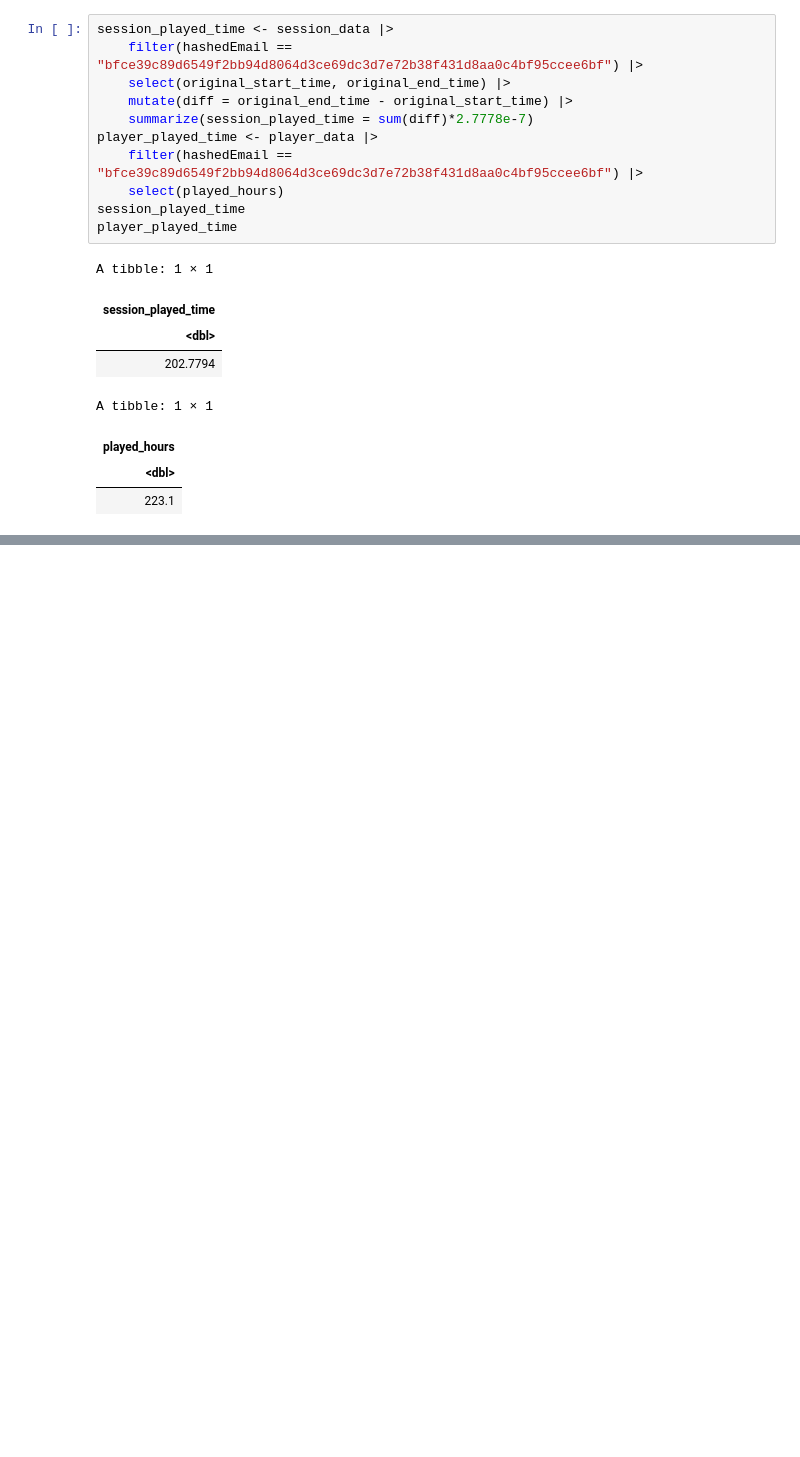
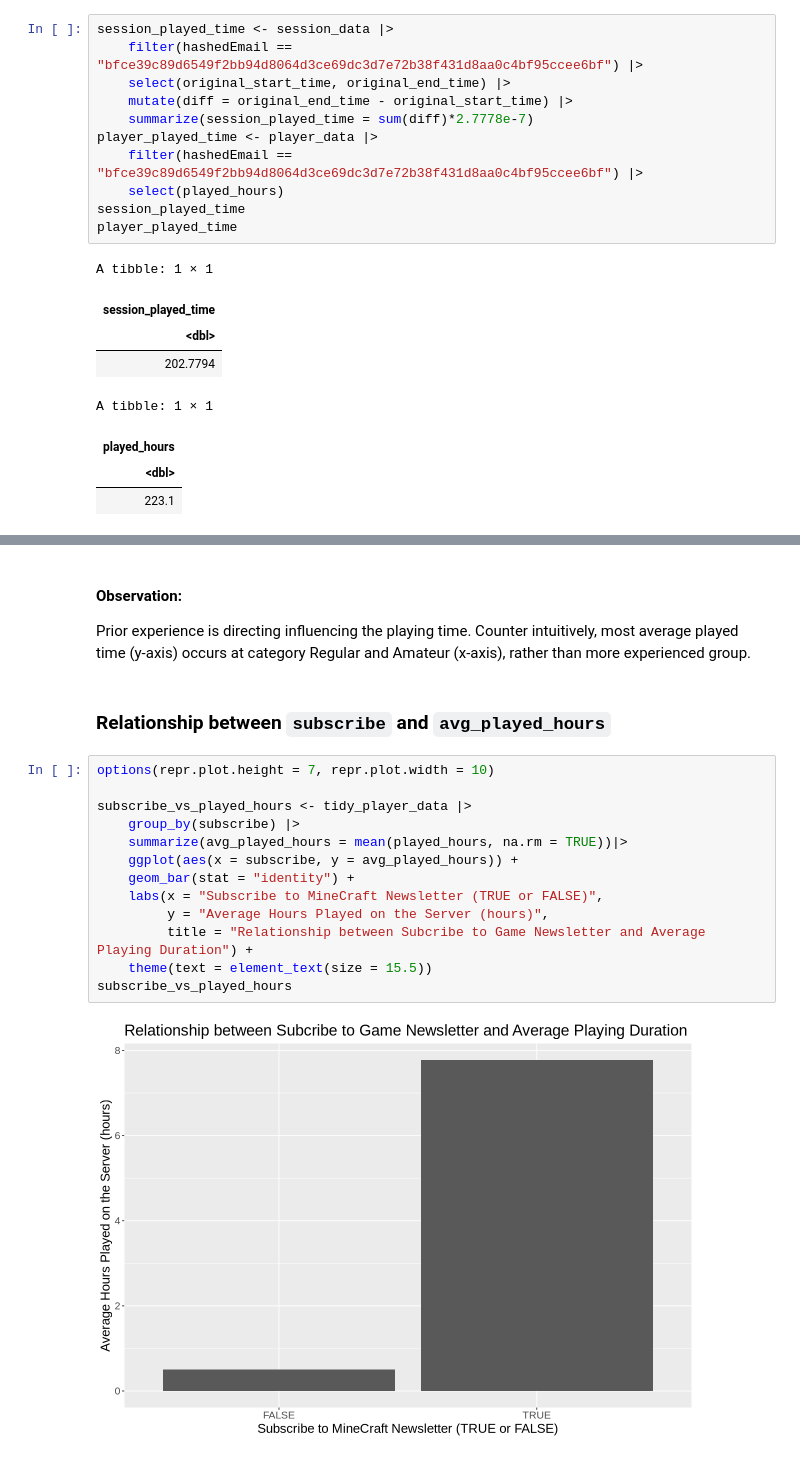
Before and after one commit to Lemiao-Yang/Data_Science_Project, a Jupyter notebook: DSCI_Project.ipynb, the cells around one changed output, grey strips where cells are left out. Saved outputs shown, nothing was run; the diff lists cells and outputs as text; blank space fills up the shorter version.

```diff
--- a/DSCI_Project.ipynb
+++ b/DSCI_Project.ipynb
@@ -230,0 +257,20 @@ The aim of the wrangling is to put all variables into regression model in predic
+# %% [markdown]
+#### Observation:
+Prior experience is directing influencing the playing time. Counter intuitively, most average played time (y-axis) occurs at category Regular and Amateur (x-axis), rather than more experienced group.
+# %% [markdown]
+### Relationship between `subscribe` and `avg_played_hours`
+# %%
+options(repr.plot.height = 7, repr.plot.width = 10)
+
+subscribe_vs_played_hours <- tidy_player_data |>
+    group_by(subscribe) |>
+    summarize(avg_played_hours = mean(played_hours, na.rm = TRUE))|>
+    ggplot(aes(x = subscribe, y = avg_played_hours)) +
+    geom_bar(stat = "identity") +
+    labs(x = "Subscribe to MineCraft Newsletter (TRUE or FALSE)",
+         y = "Average Hours Played on the Server (hours)",
+         title = "Relationship between Subcribe to Game Newsletter and Average Playing Duration") +
+    theme(text = element_text(size = 15.5))
+subscribe_vs_played_hours
+# %% [output]
+[figure, added]
```
Also changed, not shown: parts of 10 cells of this notebook.
